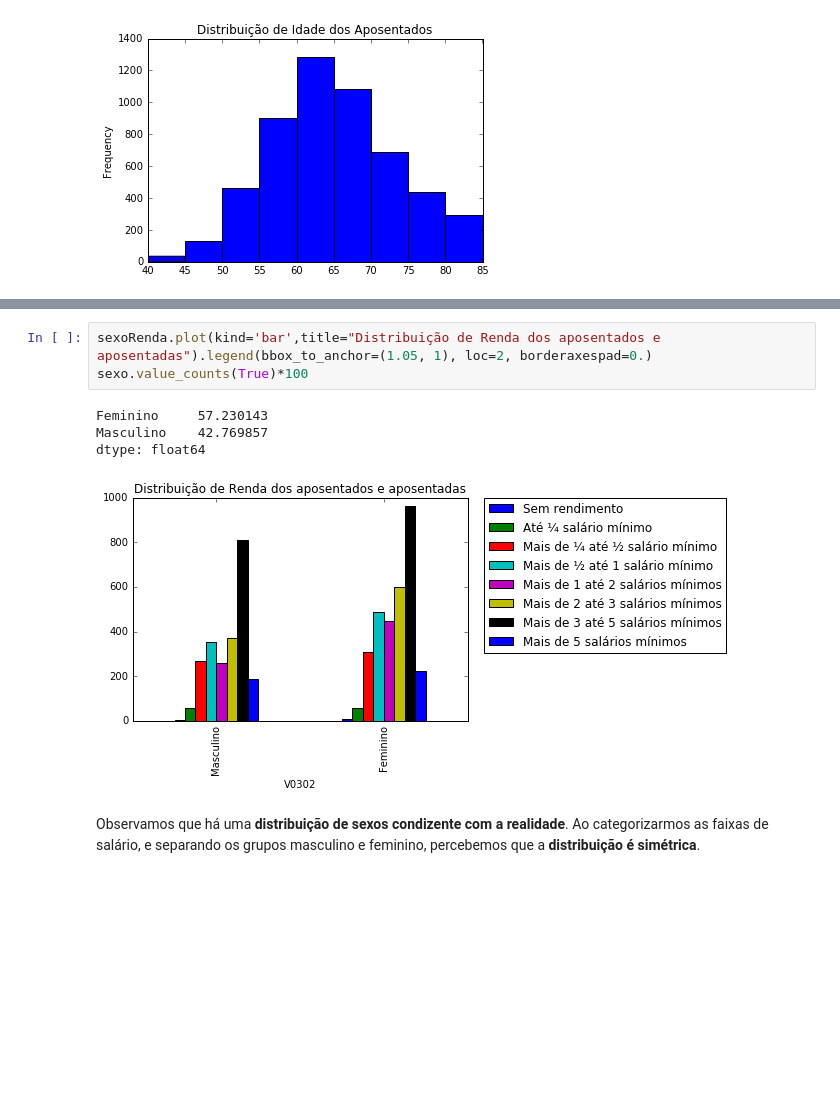
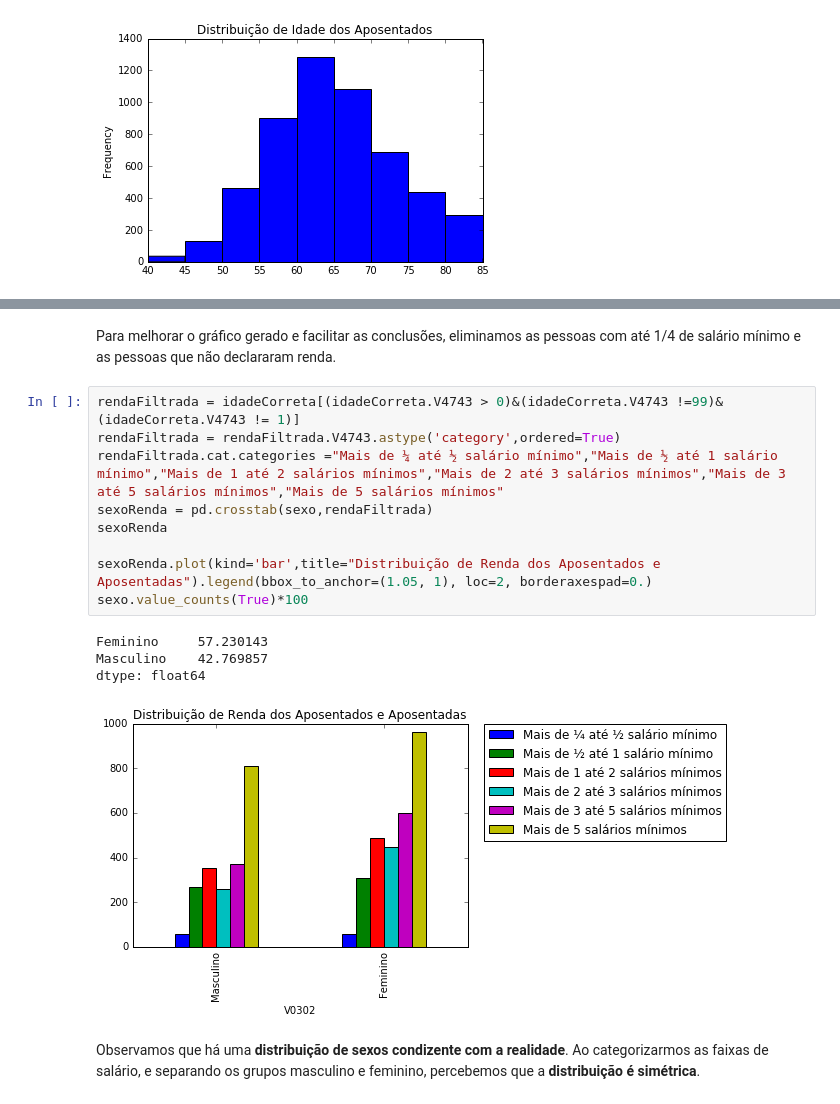
Before and after one commit to ruhman/CD, a Jupyter notebook: Projeto1/Projeto1 Layout.ipynb, the cells around one changed output, grey strips where cells are left out. Saved outputs shown, nothing was run; the diff lists cells and outputs as text; blank space fills up the shorter version.

```diff
--- a/Projeto1/Projeto1 Layout.ipynb
+++ b/Projeto1/Projeto1 Layout.ipynb
@@ -155,14 +116,22 @@ sexoRenda
 | V0302 |  |  |  |  | ... |
 | Masculino | 4 | 57 | 267 | 353 | ... |
 | Feminino | 6 | 58 | 308 | 486 | ... |
-# %%
-sexoRenda.plot(kind='bar',title="Distribuição de Renda dos aposentados e aposentadas").legend(bbox_to_anchor=(1.05, 1), loc=2, borderaxespad=0.)
-sexo.value_counts(True)*100
-# %% [output]
-Feminino     57.230143
-Masculino    42.769857
-dtype: float64
-[figure, removed]
+# %% [markdown]
+Para melhorar o gráfico gerado e facilitar as conclusões, eliminamos as pessoas com até 1/4 de salário mínimo e as pessoas que não declararam renda.
+# %%
+rendaFiltrada = idadeCorreta[(idadeCorreta.V4743 > 0)&(idadeCorreta.V4743 !=99)&(idadeCorreta.V4743 != 1)]
+rendaFiltrada = rendaFiltrada.V4743.astype('category',ordered=True)
+rendaFiltrada.cat.categories ="Mais de ¼ até ½ salário mínimo","Mais de ½ até 1 salário mínimo","Mais de 1 até 2 salários mínimos","Mais de 2 até 3 salários mínimos","Mais de 3 até 5 salários mínimos","Mais de 5 salários mínimos"
+sexoRenda = pd.crosstab(sexo,rendaFiltrada)
+sexoRenda
+
+sexoRenda.plot(kind='bar',title="Distribuição de Renda dos Aposentados e Aposentadas").legend(bbox_to_anchor=(1.05, 1), loc=2, borderaxespad=0.)
+sexo.value_counts(True)*100
+# %% [output]
+Feminino     57.230143
+Masculino    42.769857
+dtype: float64
+[figure, added]
 # %% [markdown]
 Observamos que há uma **distribuição de sexos condizente com a realidade**. Ao categorizarmos as faixas de salário, e separando os grupos masculino e feminino, percebemos que a **distribuição é simétrica**.
 # %%
```
Also changed, not shown: parts of 27 cells of this notebook, 1 other file.
